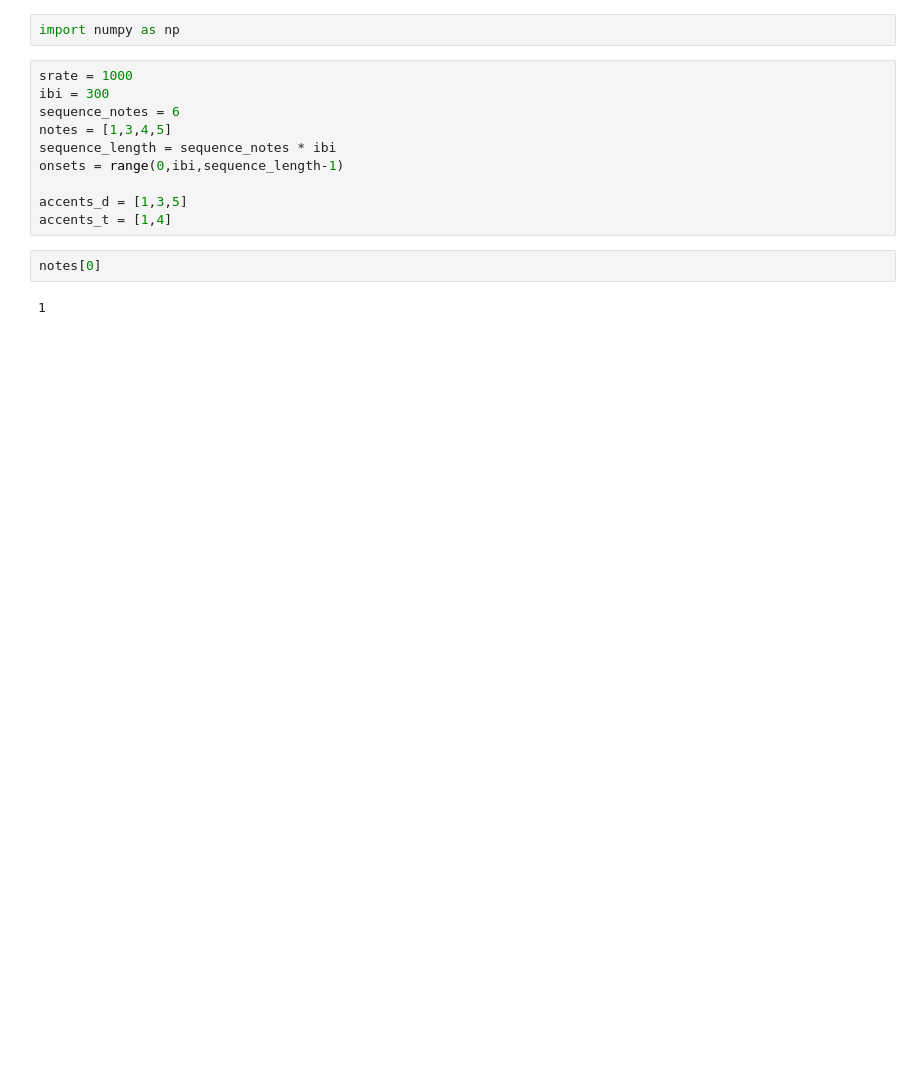
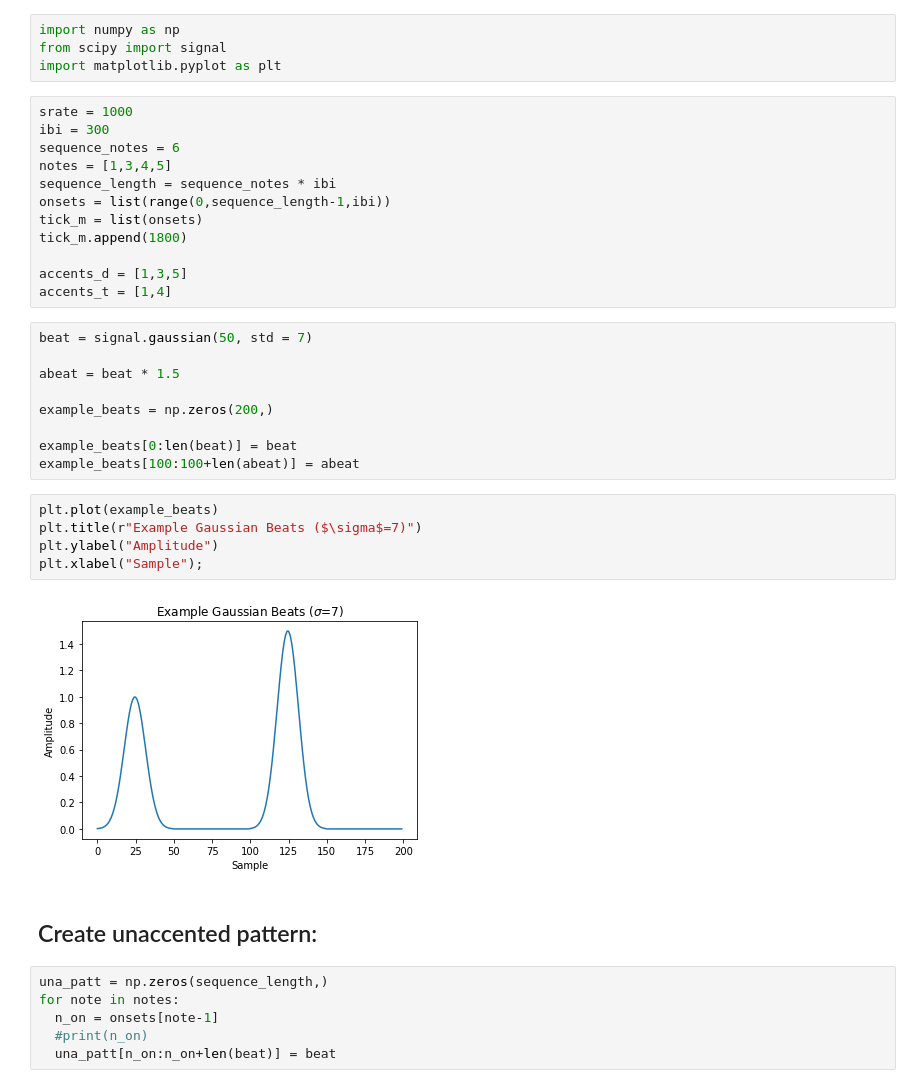
Before and after one commit to dbosnyak/pysigschool, a Jupyter notebook: beat_1.ipynb, the cells around one changed output. Saved outputs shown, nothing was run; the diff lists cells and outputs as text; blank space fills up the shorter version.

```diff
--- a/beat_1.ipynb
+++ b/beat_1.ipynb
@@ -2,17 +2,41 @@
 <a href="https://colab.research.google.com/github/dbosnyak/pysigschool/blob/master/beat_1.ipynb" target="_parent"><img src="https://colab.research.google.com/assets/colab-badge.svg" alt="Open In Colab"/></a>
 # %%
 import numpy as np
+from scipy import signal
+import matplotlib.pyplot as plt
 # %%
 srate = 1000
 ibi = 300
 sequence_notes = 6
 notes = [1,3,4,5]
 sequence_length = sequence_notes * ibi
-onsets = range(0,ibi,sequence_length-1)
+onsets = list(range(0,sequence_length-1,ibi))
+tick_m = list(onsets)
+tick_m.append(1800)
 
 accents_d = [1,3,5]
 accents_t = [1,4]
-# %%
-notes[0]
-# %% [output]
-1
+# %%
+beat = signal.gaussian(50, std = 7)
+
+abeat = beat * 1.5
+
+example_beats = np.zeros(200,)
+
+example_beats[0:len(beat)] = beat
+example_beats[100:100+len(abeat)] = abeat
+# %%
+plt.plot(example_beats)
+plt.title(r"Example Gaussian Beats ($\sigma$=7)")
+plt.ylabel("Amplitude")
+plt.xlabel("Sample");
+# %% [output]
+[figure, added]
+# %% [markdown]
+## Create unaccented pattern:
+# %%
+una_patt = np.zeros(sequence_length,)
+for note in notes:
+  n_on = onsets[note-1]
+  #print(n_on)
+  una_patt[n_on:n_on+len(beat)] = beat
```
Also changed, not shown: parts of 3 cells of this notebook.
